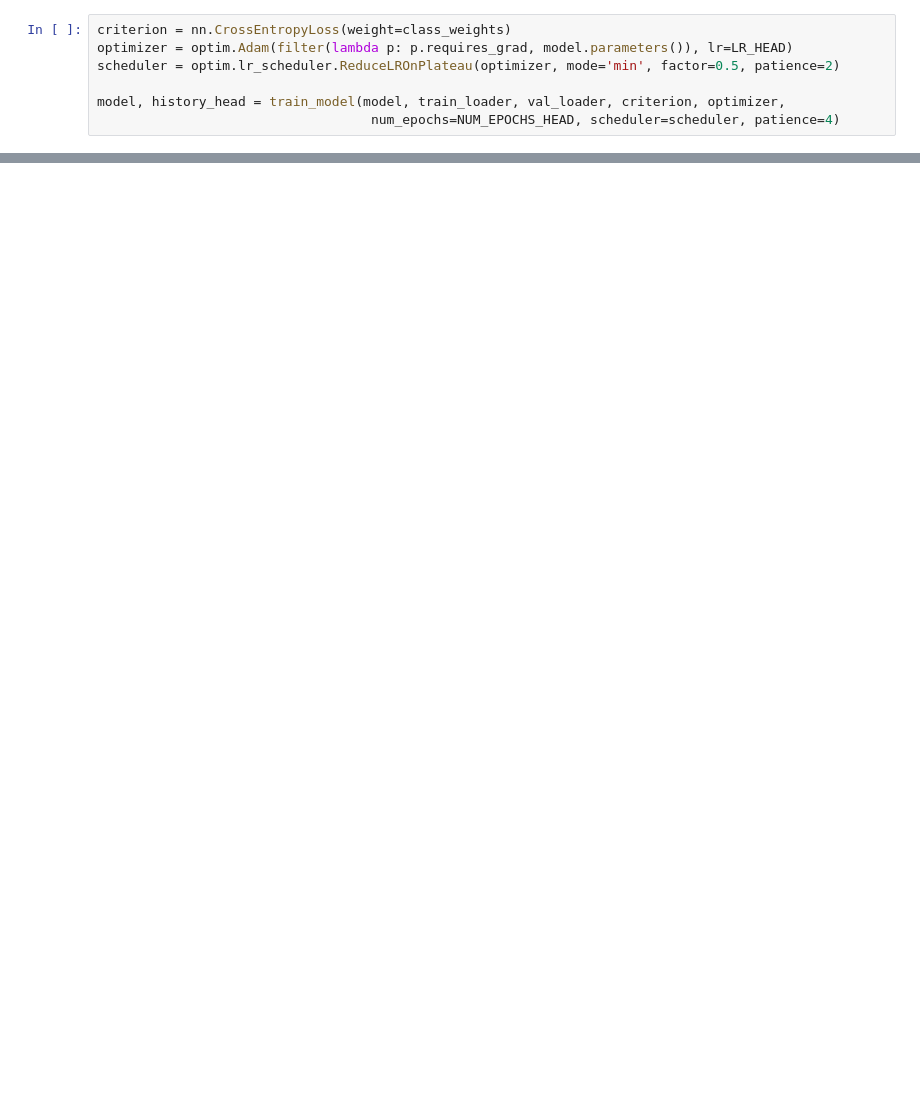
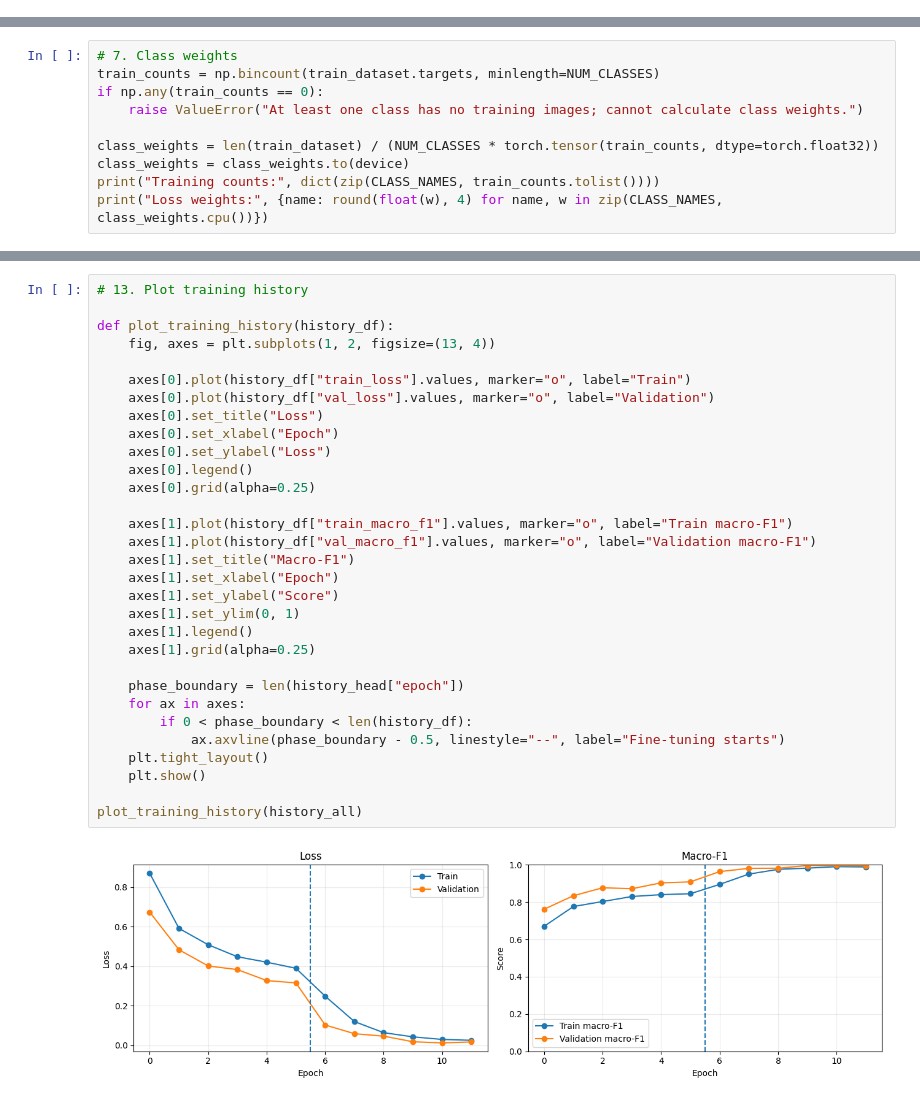
Before and after one commit to IkbalShigri/kidney-ct-classification, a Jupyter notebook: kidney_classification_pytorch.ipynb, the cells around one changed output, grey strips where cells are left out. Cells and saved outputs as stored; diff of their text form; blank space fills up the shorter version.

Commit message:
Add training results and Grad-CAM visualizations

```diff
--- a/kidney_classification_pytorch.ipynb
+++ b/kidney_classification_pytorch.ipynb
@@ -220,7 +0,0 @@ def train_model(model, train_loader, val_loader, criterion, optimizer, num_epoch
-# %%
-criterion = nn.CrossEntropyLoss(weight=class_weights)
-optimizer = optim.Adam(filter(lambda p: p.requires_grad, model.parameters()), lr=LR_HEAD)
-scheduler = optim.lr_scheduler.ReduceLROnPlateau(optimizer, mode='min', factor=0.5, patience=2)
-
-model, history_head = train_model(model, train_loader, val_loader, criterion, optimizer,
-                                   num_epochs=NUM_EPOCHS_HEAD, scheduler=scheduler, patience=4)
@@ -381,0 +293,10 @@ def build_efficientnet(num_classes, freeze_backbone=True):
+# %%
+# 7. Class weights
+train_counts = np.bincount(train_dataset.targets, minlength=NUM_CLASSES)
+if np.any(train_counts == 0):
+    raise ValueError("At least one class has no training images; cannot calculate class weights.")
+
+class_weights = len(train_dataset) / (NUM_CLASSES * torch.tensor(train_counts, dtype=torch.float32))
+class_weights = class_weights.to(device)
+print("Training counts:", dict(zip(CLASS_NAMES, train_counts.tolist())))
+print("Loss weights:", {name: round(float(w), 4) for name, w in zip(CLASS_NAMES, class_weights.cpu())})
@@ -381,0 +606,33 @@ def build_efficientnet(num_classes, freeze_backbone=True):
+# %%
+# 13. Plot training history
+
+def plot_training_history(history_df):
+    fig, axes = plt.subplots(1, 2, figsize=(13, 4))
+
+    axes[0].plot(history_df["train_loss"].values, marker="o", label="Train")
+    axes[0].plot(history_df["val_loss"].values, marker="o", label="Validation")
+    axes[0].set_title("Loss")
+    axes[0].set_xlabel("Epoch")
+    axes[0].set_ylabel("Loss")
+    axes[0].legend()
+    axes[0].grid(alpha=0.25)
+
+    axes[1].plot(history_df["train_macro_f1"].values, marker="o", label="Train macro-F1")
+    axes[1].plot(history_df["val_macro_f1"].values, marker="o", label="Validation macro-F1")
+    axes[1].set_title("Macro-F1")
+    axes[1].set_xlabel("Epoch")
+    axes[1].set_ylabel("Score")
+    axes[1].set_ylim(0, 1)
+    axes[1].legend()
+    axes[1].grid(alpha=0.25)
+
+    phase_boundary = len(history_head["epoch"])
+    for ax in axes:
+        if 0 < phase_boundary < len(history_df):
+            ax.axvline(phase_boundary - 0.5, linestyle="--", label="Fine-tuning starts")
+    plt.tight_layout()
+    plt.show()
+
+plot_training_history(history_all)
+# %% [output]
+[figure, added]
```
Also changed, not shown: parts of 61 cells of this notebook, 8 other files.
